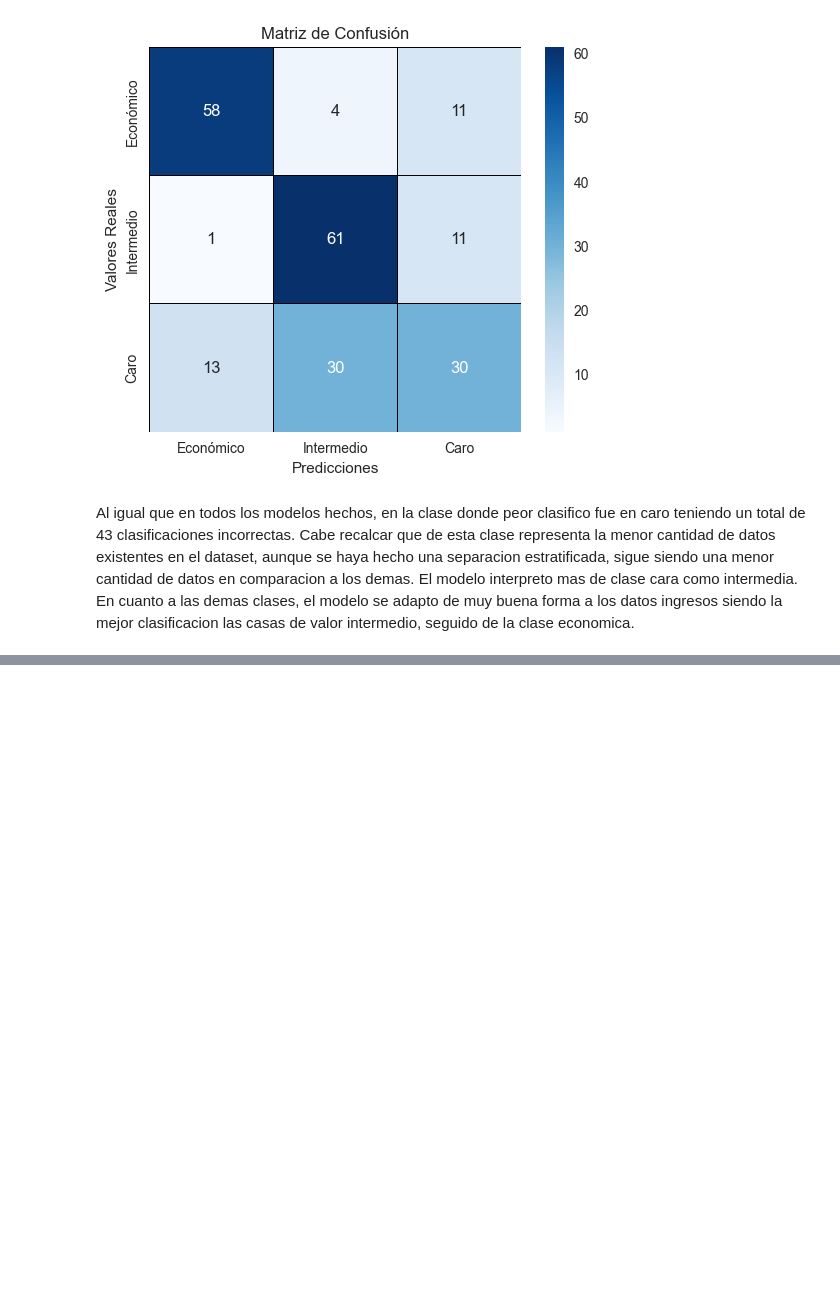
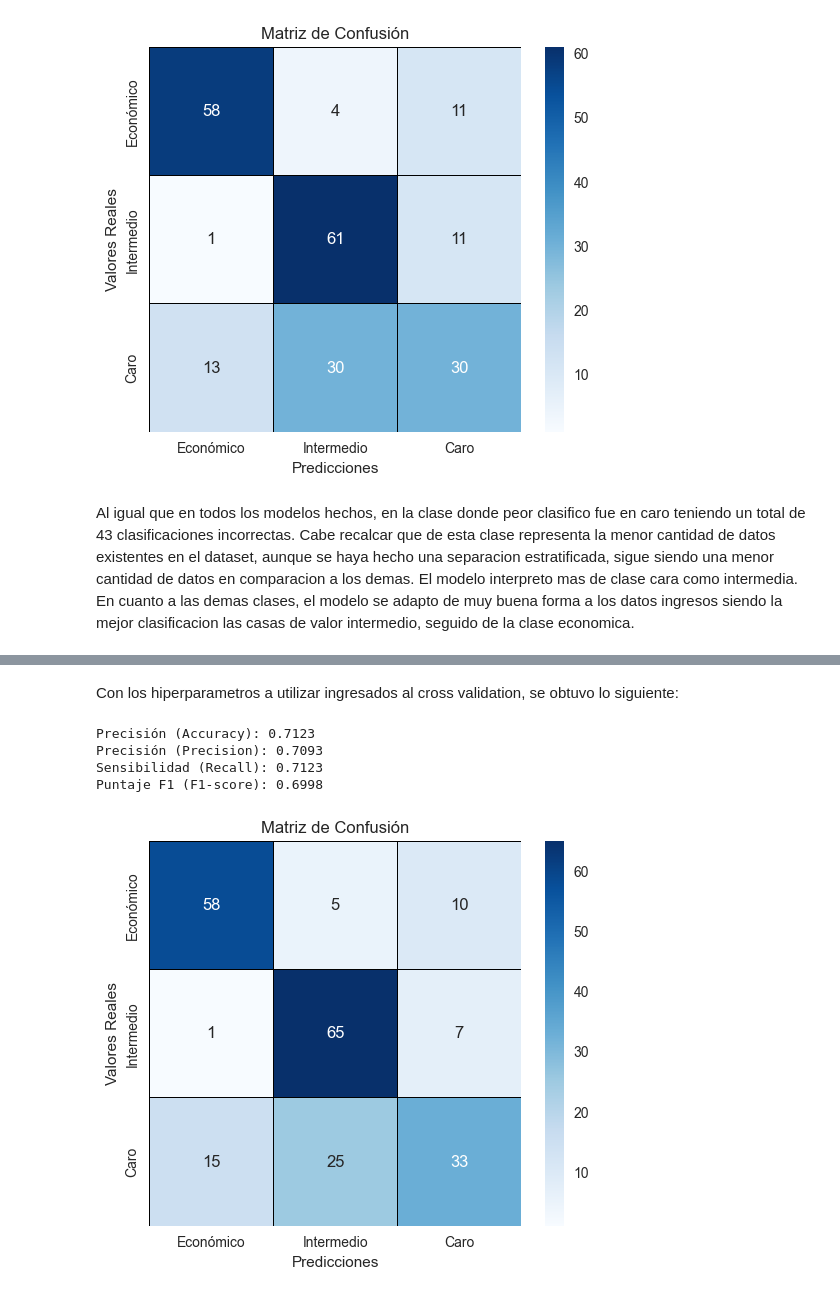
Before and after one commit to DanielRasho/MD-Proyecto2, a Jupyter notebook: KNNReport.ipynb, the cells around one changed output, grey strips where cells are left out. Drawn from its saved outputs; the diff is of its cells as text; code cells hidden in the pictures; blank space fills up the shorter version.

Commit message:
feat: add cross-validation and gridSearchCV for Knn classifier

```diff
--- a/KNNReport.ipynb
+++ b/KNNReport.ipynb
@@ -346,0 +363,14 @@ Al igual que en todos los modelos hechos, en la clase donde peor clasifico fue e
+# %%
+params = [{
+    'regressor__n_neighbors': range(1, 30),
+    'regressor__weights': ['uniform', 'distance'],
+    'regressor__metric': ['euclidean', 'manhattan'],
+    # 'regressor__algorithm': ['auto', 'ball_tree', 'kd_tree', 'brute'],
+}]
+
+modelo2 = GridSearchCV(pipeline, params, cv=5, scoring='accuracy', n_jobs=2)
+modelo2.fit(x_train, train_salePrice)
+
+
+best_params = modelo2.best_params_
+print(f"Mejores hiperparámetros: {best_params}")
@@ -346,0 +401,35 @@ Al igual que en todos los modelos hechos, en la clase donde peor clasifico fue e
+# %% [markdown]
+Con los hiperparametros a utilizar ingresados al cross validation, se obtuvo lo siguiente:
+# %%
+y_pred = modelo2.predict(x_test)
+
+accuracy = accuracy_score(test_salePrice, y_pred)
+precision = precision_score(test_salePrice, y_pred, average='weighted')
+recall = recall_score(test_salePrice, y_pred, average='weighted')
+f1 = f1_score(test_salePrice, y_pred, average='weighted')
+
+# Mostrar métricas
+print(f"Precisión (Accuracy): {accuracy:.4f}")
+print(f"Precisión (Precision): {precision:.4f}")
+print(f"Sensibilidad (Recall): {recall:.4f}")
+print(f"Puntaje F1 (F1-score): {f1:.4f}")
+# %% [output]
+Precisión (Accuracy): 0.7123
+Precisión (Precision): 0.7093
+Sensibilidad (Recall): 0.7123
+Puntaje F1 (F1-score): 0.6998
+# %%
+etiquetas = ["Económico", "Intermedio", "Caro"]
+
+cm = confusion_matrix(test_salePrice, y_pred)
+
+plt.figure(figsize=(6, 5))
+sns.heatmap(cm, annot=True, fmt='d', cmap='Blues', linewidths=0.5, linecolor='black',
+            xticklabels=etiquetas, yticklabels=etiquetas)
+
+plt.xlabel("Predicciones")
+plt.ylabel("Valores Reales")
+plt.title("Matriz de Confusión")
+plt.show()
+# %% [output]
+[figure, added]
```
Also changed, not shown: parts of 9 cells of this notebook.
